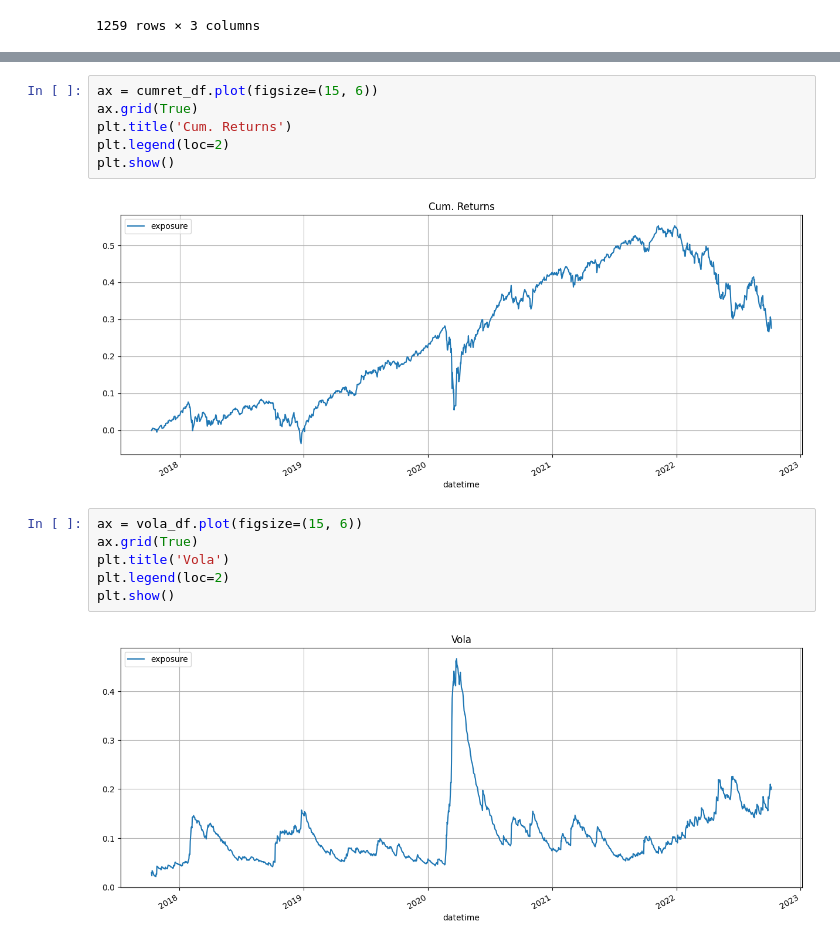
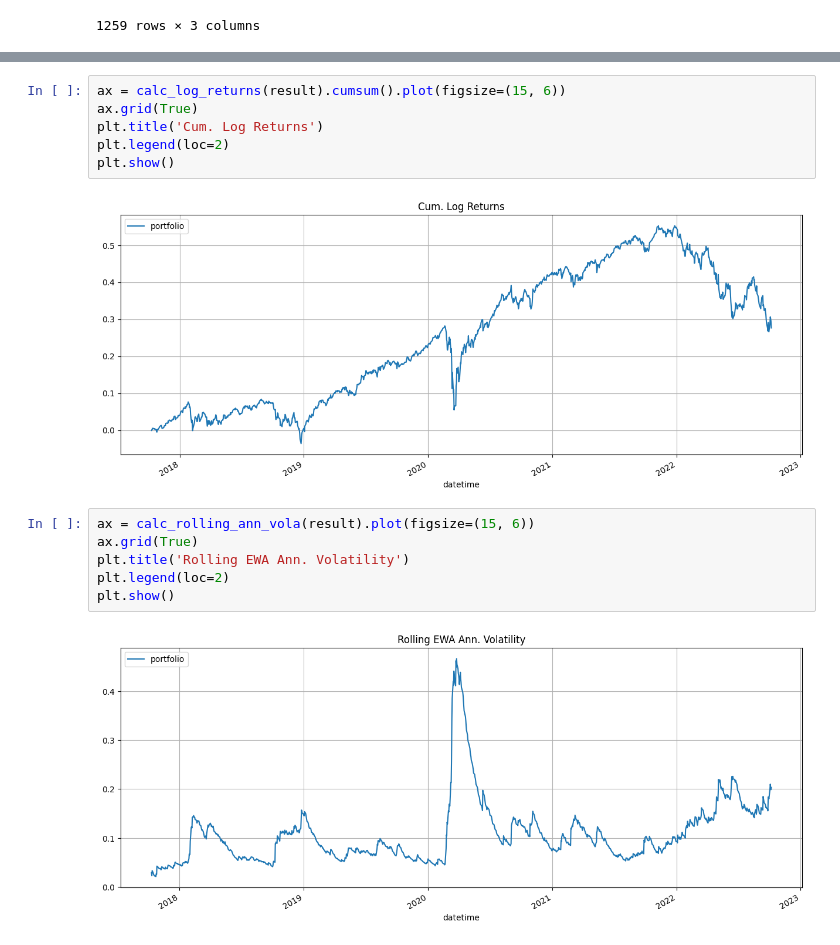
Before and after one commit to breaded-xyz/alphasim, a Jupyter notebook: vignettes/riskpremia.ipynb, the cells around one changed output, grey strips where cells are left out. Saved outputs shown, nothing was run; the diff lists cells and outputs as text.

```diff
--- a/vignettes/riskpremia.ipynb
+++ b/vignettes/riskpremia.ipynb
@@ -131,16 +149,16 @@ vola_df = ret_df.ewm(alpha=1.-0.94, adjust=False).std() * np.sqrt(252)
 # %%
-ax = cumret_df.plot(figsize=(15, 6))
+ax = calc_log_returns(result).cumsum().plot(figsize=(15, 6))
 ax.grid(True)
-plt.title('Cum. Returns')
+plt.title('Cum. Log Returns')
 plt.legend(loc=2)
 plt.show()
 # %% [output]
-[figure, old version]
+[figure, new version]
 # %%
-ax = vola_df.plot(figsize=(15, 6))
+ax = calc_rolling_ann_vola(result).plot(figsize=(15, 6))
 ax.grid(True)
-plt.title('Vola')
+plt.title('Rolling EWA Ann. Volatility')
 plt.legend(loc=2)
 plt.show()
 # %% [output]
-[figure, old version]
+[figure, new version]
```
Also changed, not shown: parts of 7 cells of this notebook, 1 other file.
